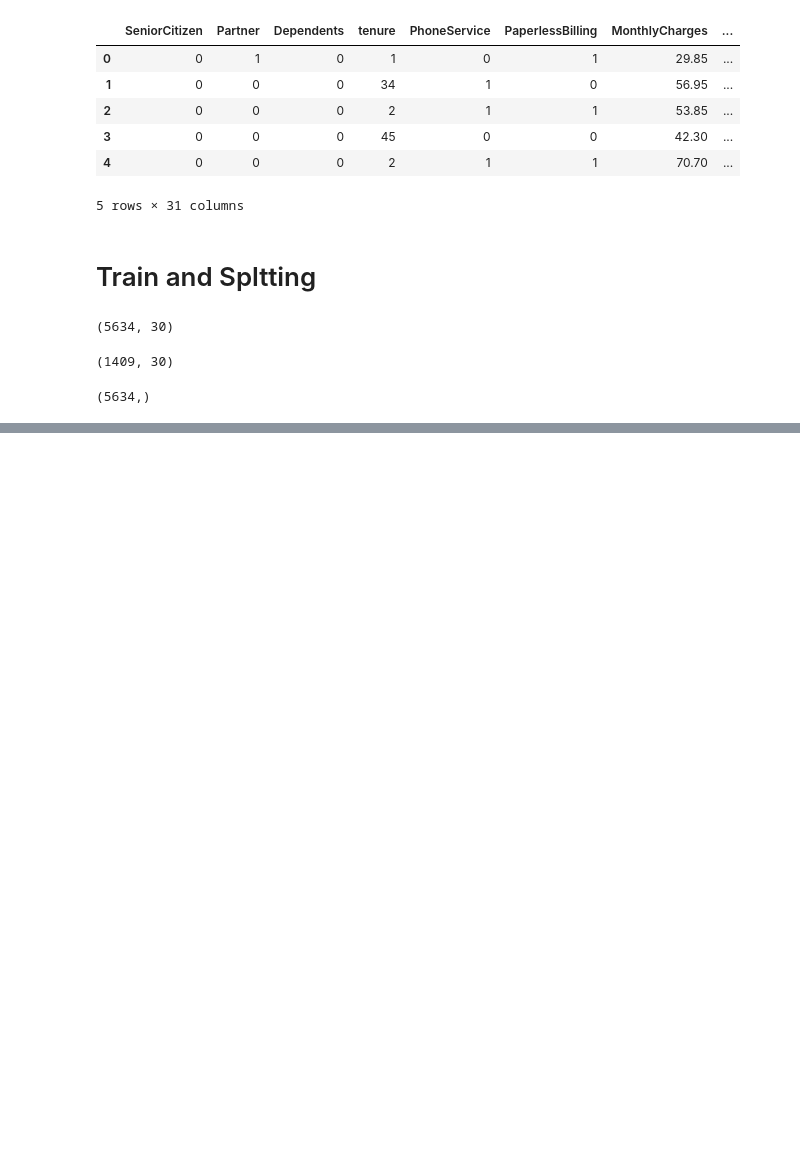
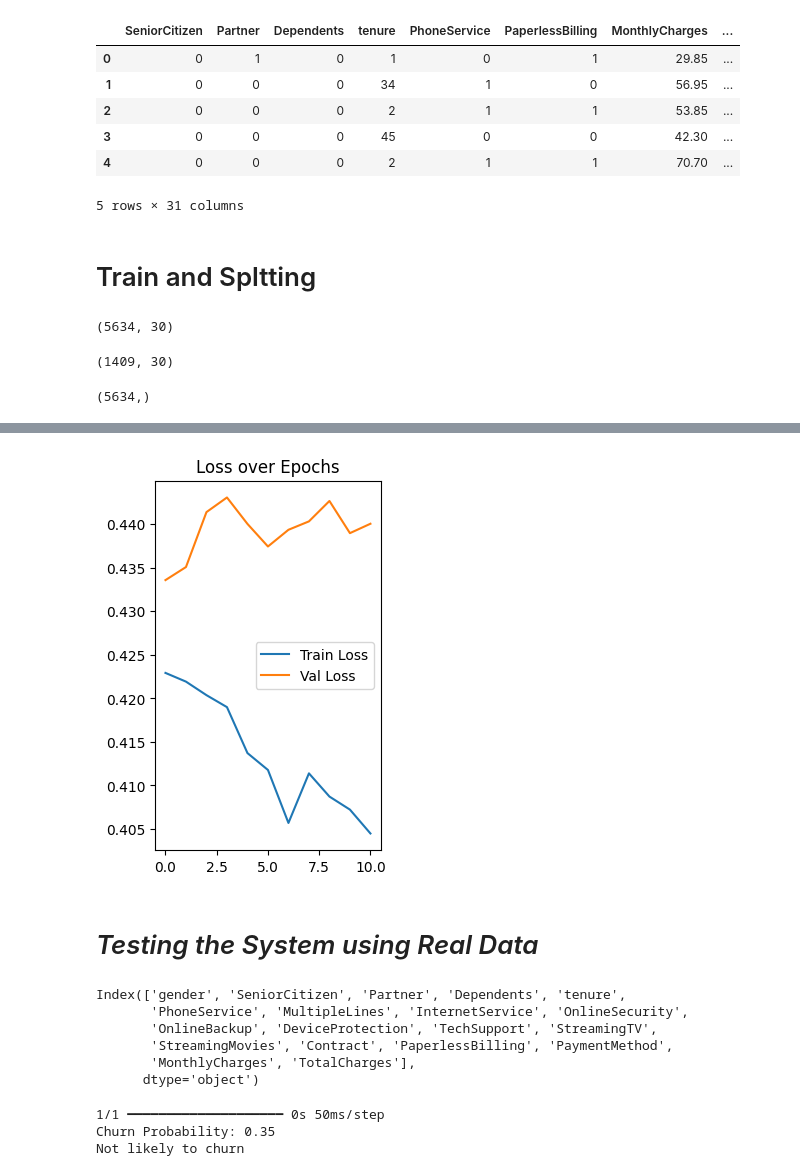
Before and after one commit to BrilliantChard/saiket-systems, a Jupyter notebook: Saiket_Systems.ipynb, the cells around one changed output, grey strips where cells are left out. Drawn from its saved outputs; the diff is of its cells as text; code cells hidden in the pictures; blank space fills up the shorter version.

```diff
--- a/Saiket_Systems.ipynb
+++ b/Saiket_Systems.ipynb
@@ -307,0 +342,11 @@ Test Accuracy: 0.8077
+# %%
+plt.subplot(1, 2, 2)
+plt.plot(history.history['loss'], label='Train Loss')
+plt.plot(history.history['val_loss'], label='Val Loss')
+plt.legend()
+plt.title('Loss over Epochs')
+plt.show()
+# %% [output]
+[figure, added]
+# %% [markdown]
+# *Testing the System using Real Data*
@@ -307,0 +377,36 @@ Test Accuracy: 0.8077
+# %%
+new_customer.columns
+# %% [output]
+Index(['gender', 'SeniorCitizen', 'Partner', 'Dependents', 'tenure',
+       'PhoneService', 'MultipleLines', 'InternetService', 'OnlineSecurity',
+       'OnlineBackup', 'DeviceProtection', 'TechSupport', 'StreamingTV',
+       'StreamingMovies', 'Contract', 'PaperlessBilling', 'PaymentMethod',
+       'MonthlyCharges', 'TotalCharges'],
+      dtype='object')
+# %%
+# Append real data to training data for consistent processing
+
+combined = pd.concat([data.drop('Churn', axis=1), new_customer], ignore_index=True)
+
+# One-hot encode combined data
+combined_encoded = pd.get_dummies(combined, drop_first=True)
+
+# Fix missing columns (if any)
+missing_cols = set(X.columns) - set(combined_encoded.columns)
+for col in missing_cols:
+    combined_encoded[col] = 0
+
+# Ensure order matches training
+combined_encoded = combined_encoded[X.columns]
+
+# Scale
+new_customer_scaled = scaler.transform(combined_encoded.tail(1))
+
+# Predict
+prediction = model.predict(new_customer_scaled)[0][0]
+print(f"Churn Probability: {prediction:.2f}")
+print("Likely to churn" if prediction > 0.5 else "Not likely to churn")
+# %% [output]
+1/1 ━━━━━━━━━━━━━━━━━━━━ 0s 50ms/step
+Churn Probability: 0.35
+Not likely to churn
```
Also changed, not shown: parts of 9 cells of this notebook.
